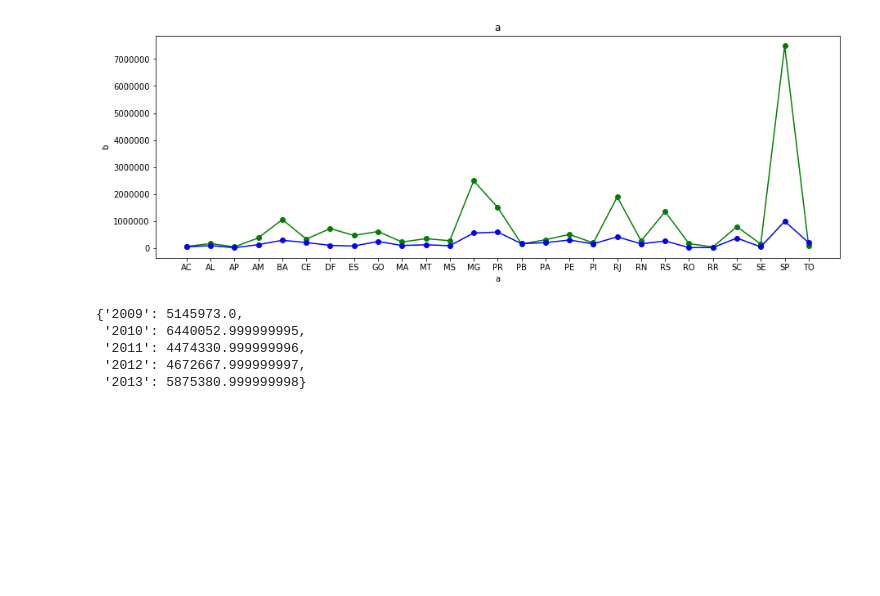
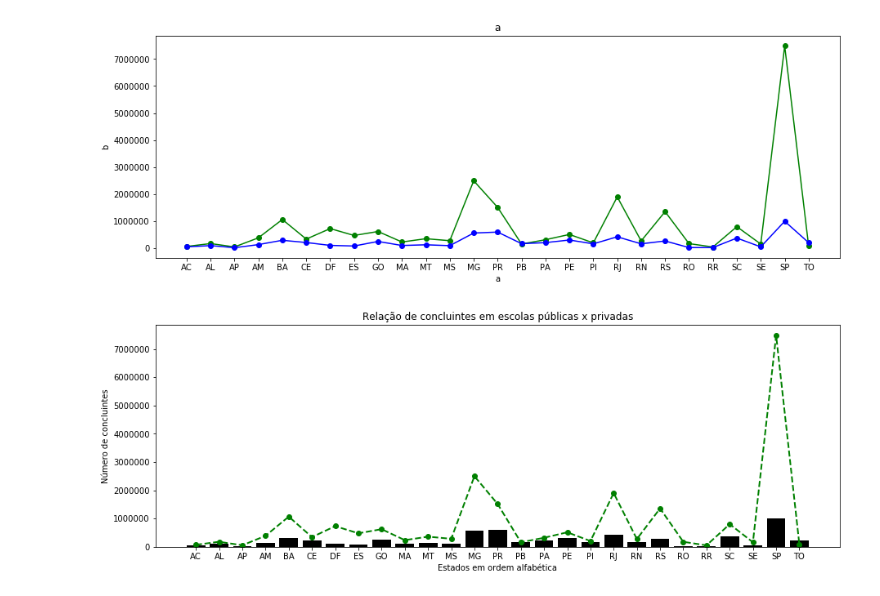
Before and after one commit to sarahraquel/learning_analytics, a Jupyter notebook: INEP.ipynb, the cells around one changed output. Saved outputs shown, nothing was run; the diff lists cells and outputs as text; code cells hidden in the pictures; blank space fills up the shorter version.

```diff
--- a/INEP.ipynb
+++ b/INEP.ipynb
@@ -186,7 +206,9 @@ generate_many_line_graph("a", range(27), list(concluintes_privada_num.values()),
 [figure]
 [figure]
 # %%
-#plota_barra_linha("Relação de concluintes em escolas públicas x privadas", range(28), list(concluintes_publica_num.values()), list(concluintes_privada_num.values()), "Estados em ordem alfabética", "Número de concluintes")
+plota_barra_linha("Relação de concluintes em escolas públicas x privadas", range(27), list(concluintes_publica_num.values()), list(concluintes_privada_num.values()), get_ufs(estados),"Estados em ordem alfabética", "Número de concluintes")
+# %% [output]
+[figure, added]
 # %%
 anos = []
 for c in concluintes:
@@ -197,11 +219,15 @@ anos.sort()
 concluintes_por_ano = {}
 ingressantes_por_ano = {}
 vagas_por_ano = {}
+instituicoes_por_ano = {}
+matriculas_por_ano = {}
 
 for a in anos:
     concluintes_por_ano[a] = 0
     ingressantes_por_ano[a] = 0
     vagas_por_ano[a] = 0
+    instituicoes_por_ano[a] = 0
+    matriculas_por_ano[a] = 0
 
 for concluinte in concluintes:
     ano = concluinte['Ano Censo']
@@ -215,12 +241,11 @@ for vaga in vagas:
     ano = vaga['Ano Censo']
     vagas_por_ano[ano] += float(vaga['Número de Vagas Oferecidas'].replace(",","."))
 
+for inst in instituicoes:
+    ano = inst['Ano Censo']
+    instituicoes_por_ano[ano] += inst['Número de Instituições de Educação Superior']
 
-vagas_por_ano
+for mat in matriculas:
+    ano = mat['Ano Censo']
+    matriculas_por_ano[ano] += mat['Número de Vínculos de Alunos']
-# %% [output]
-{'2009': 5145973.0,
- '2010': 6440052.999999995,
- '2011': 4474330.999999996,
- '2012': 4672667.999999997,
- '2013': 5875380.999999998}
 # %%
```
Also changed, not shown: parts of 8 cells of this notebook, 3 other files.
